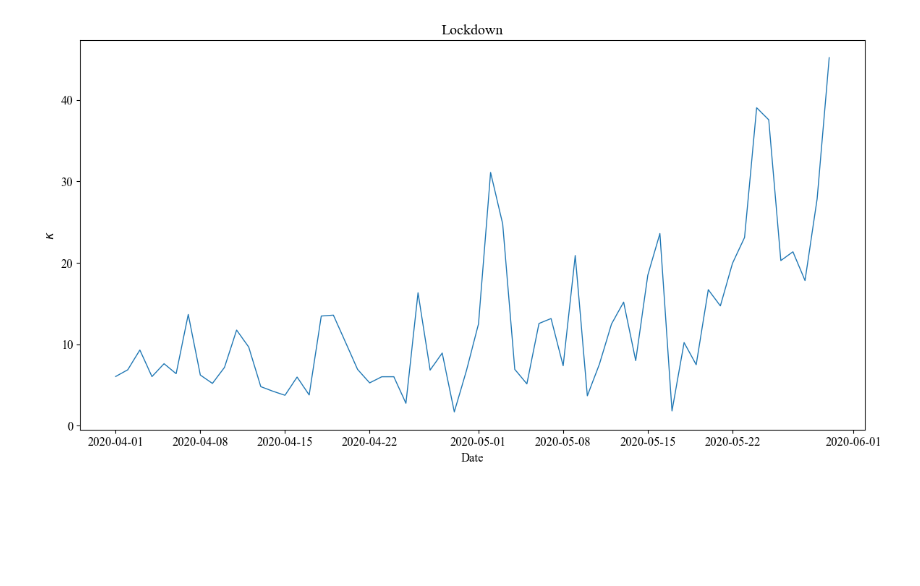
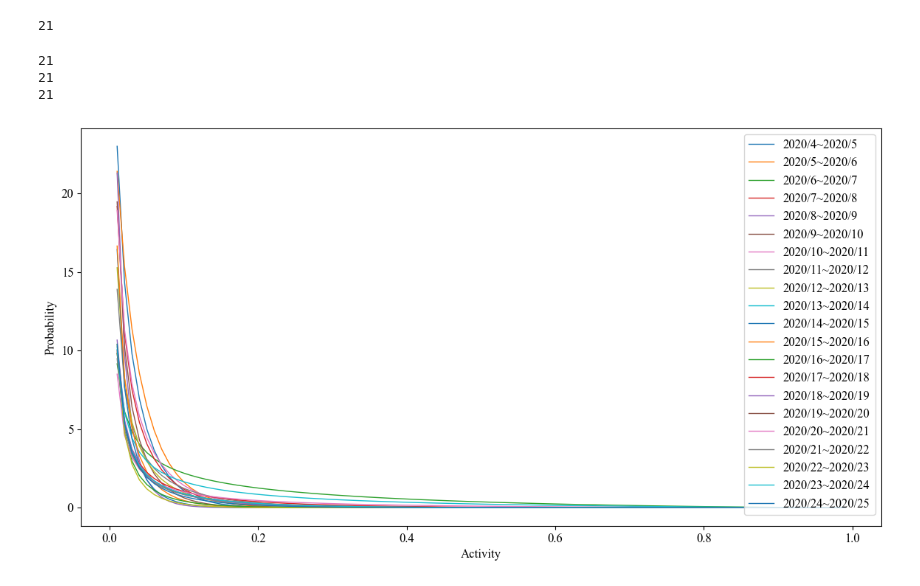
Before and after one commit to yiadka/mobility_scaling, a Jupyter notebook: notebooks/kappa_distribution.ipynb, the cells around one changed output. Cells and saved outputs as stored; diff of their text form; code cells hidden in the pictures; blank space fills up the shorter version.

```diff
--- a/notebooks/kappa_distribution.ipynb
+++ b/notebooks/kappa_distribution.ipynb
@@ -152,6 +69,4 @@ def rho(a, alpha, beta):
 alpha_list = []
 beta_list = []
 df_list = [df_lockdown, df_202006_202010, df_202011, df_202012, df_2021, df_2022, df_2023]
-node_list = [node_lockdown, node_202006_202010, node_202011, node_202012, node_2021, node_2022, node_2023]
-edge_list = [edge_lockdown, edge_202006_202010, edge_202011, edge_202012, edge_2021, edge_2022, edge_2023]
 Np_list = [596, 673, 677, 677, 846, 1416,1416]
@@ -183,22 +574,43 @@ plt.show()
+# %%
+Np_list = [596, 596, 673, 673, 677, 677, 677, 846, 846, 846, 846, 846, 1416, 1416, 1416, 1416, 1416, 1416, 1416, 1416, 1416]
+print(len(Np_list))
+# %% [output]
+21
+# %%
+alpha_list2 = []
+beta_list2 = []
+df_list_2month = [df_lockdown, df_202006_202007, df_202008_202009, df_202010_202011, df_202012_202101, df_202102_202103, df_202104_202105, df_202106_202107, df_202108_202109, df_202110_202111, df_202112_202201, df_202202_202203, df_202204_202205, df_202206_202207, df_202208_202209, df_202210_202211, df_202212_202301, df_202302_202303, df_202304_202305, df_202306_202307, df_202308_202309]
+node_list2 = [node_202004_202005, node_202006_202007, node_202008_202009, node_202010_202011, node_202012_202101, node_202102_202103, node_202104_202105, node_202106_202107, node_202108_202109, node_202110_202111, node_202112_202201, node_202202_202203, node_202204_202205, node_202206_202207, node_202208_202209, node_202210_202211, node_202212_202301, node_202302_202303, node_202304_202305, node_202306_202307, node_202308_202309]
+edge_list2 = [edge_202004_202005, edge_202006_202007, edge_202008_202009, edge_202010_202011, edge_202012_202101, edge_202102_202103, edge_202104_202105, edge_202106_202107, edge_202108_202109, edge_202110_202111, edge_202112_202201, edge_202202_202203, edge_202204_202205, edge_202206_202207, edge_202208_202209, edge_202210_202211, edge_202212_202301, edge_202302_202303, edge_202304_202305, edge_202306_202307, edge_202308_202309]
+
+print(len(df_list_2month))
+print(len(node_list2))
+print(len(edge_list2))
+# %% [output]
+21
+21
+21
+# %%
+for i in range(len(node_list2)):
+    Np = Np_list[i]
+    N = node_list2[i]
+    M = edge_list2[i]
+    params, _ = optimize.curve_fit(Model3_fixed, M, N, p0=[1, 1])
+    alpha_list2.append(params[0])
+    beta_list2.append(params[1])
 # %%
-# kappaの計算
-kappa_lockdown = []
-for i in range(len(edge_lockdown)):
-    alpha = alpha_list[0]
-    beta = beta_list[0]
-    Np = Np_list[0]
-    kappa_lockdown.append(kappa(edge_lockdown[i], Np))
-
+# activity distribution
+a = np.arange(0, 1, 0.01)
 plt.figure(figsize=(14, 7))
-# フォントの設定
 plt.rcParams["font.size"] = 12
 plt.rcParams["font.family"] = "Times New Roman"
 
-plt.plot(timestamp_lockdown, kappa_lockdown, label=r"$\kappa$", linewidth=1)
-plt.xlabel("Date")
-plt.ylabel(r"$\kappa$")
-plt.title("Lockdown")
-plt.savefig("../fig/kappa_lockdown.png")
+for i in range(len(df_list_2month)):
+    plt.plot(a, rho(a, alpha_list2[i], beta_list2[i]), label=f"2020/{i+4}~2020/{i+5}", linewidth=1)
+plt.xlabel("Activity")
+plt.ylabel("Probability")
+plt.legend()
+plt.savefig("../fig/alpha_beta_2month.png")
 plt.show()
 # %% [output]
-[figure, old version]
+[figure, new version]
```
Also changed, not shown: parts of 35 cells of this notebook, 4 other files.
